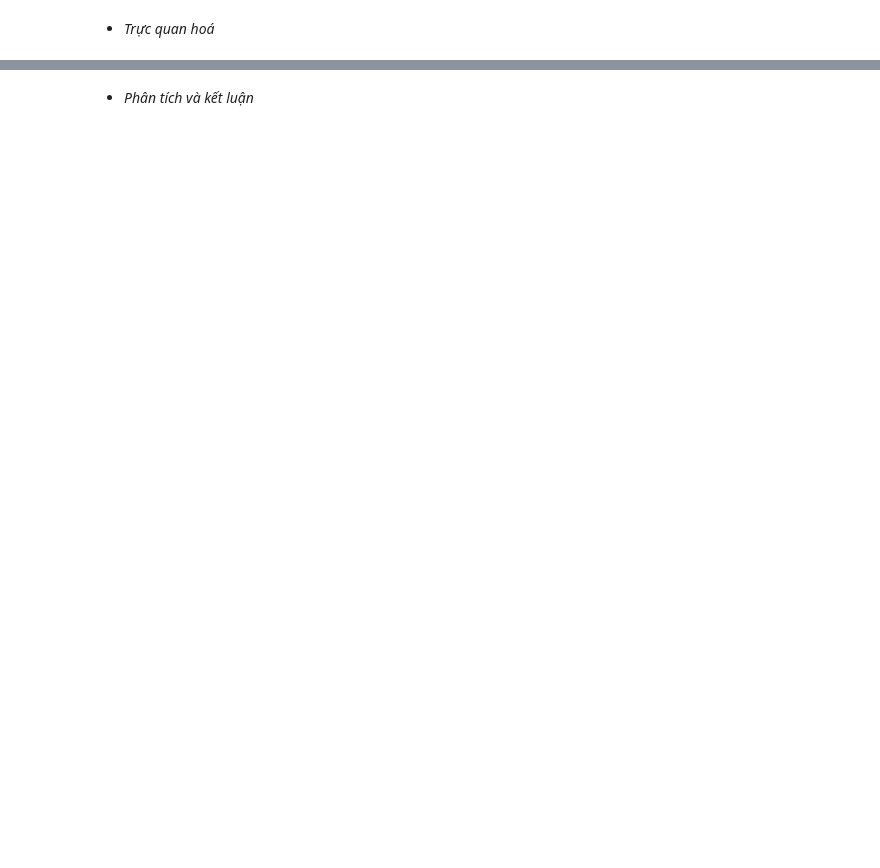
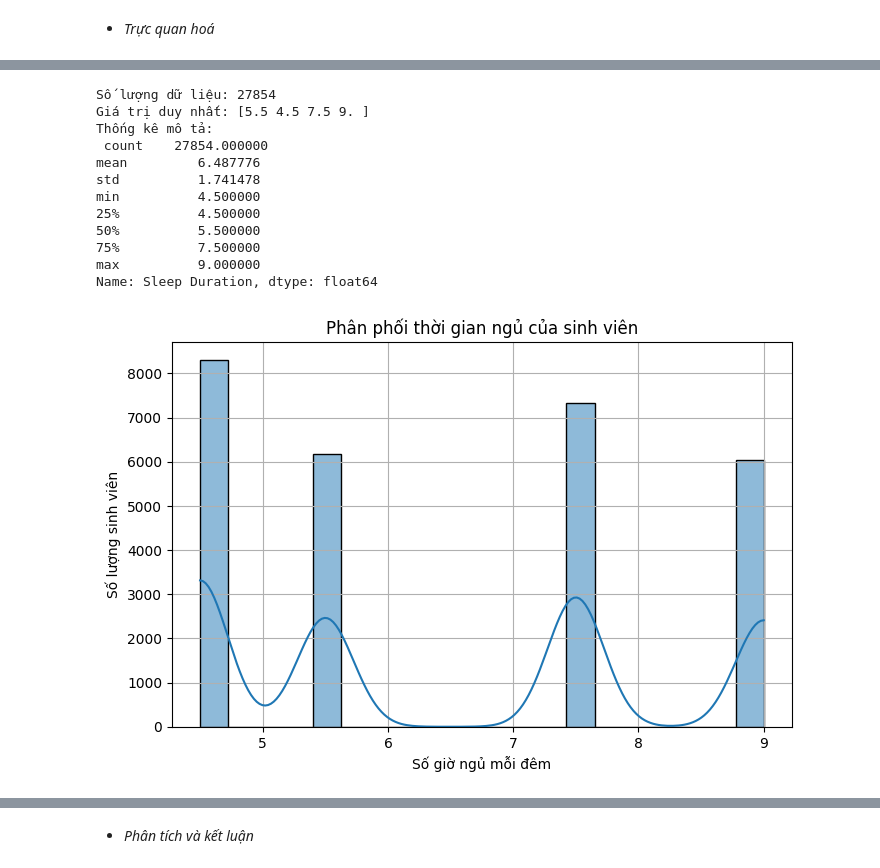
Before and after one commit to Dzivilord/Data_Insight_AI, a Jupyter notebook: src/ExploringData/Visualization_data.ipynb, the cells around one changed output, grey strips where cells are left out. Cells and saved outputs as stored; diff of their text form; code cells hidden in the pictures; blank space fills up the shorter version.

```diff
--- a/src/ExploringData/Visualization_data.ipynb
+++ b/src/ExploringData/Visualization_data.ipynb
@@ -135,2 +177,42 @@ Xác thực vấn
+# %%
+# Loại bỏ các giá trị không xác định
+sleep_analyze_df = data[data['Sleep Duration'] != 'Others'].copy()
+
+# Mapping sleep duration từ dạng phân loại sang giá trị số trung bình
+sleep_map = {
+    "'Less than 5 hours'": 4.5,
+    "'5-6 hours'": 5.5,
+    "'7-8 hours'": 7.5,
+    "'More than 8 hours'": 9
+}
+
+sleep_analyze_df['Sleep Duration'] = sleep_analyze_df['Sleep Duration'].map(sleep_map)
 # %%
 ##Vẽ
+
+# Kiểm tra dữ liệu trước khi vẽ
+print("Số lượng dữ liệu:", len(sleep_analyze_df))
+print("Giá trị duy nhất:", sleep_analyze_df['Sleep Duration'].unique())
+print("Thống kê mô tả:\n", sleep_analyze_df['Sleep Duration'].describe())
+
+plt.figure(figsize=(8,5))
+sns.histplot(sleep_analyze_df['Sleep Duration'], kde=True, bins=20)
+plt.title("Phân phối thời gian ngủ của sinh viên")
+plt.xlabel("Số giờ ngủ mỗi đêm")
+plt.ylabel("Số lượng sinh viên")
+plt.grid(True)
+plt.show()
+# %% [output]
+Số lượng dữ liệu: 27854
+Giá trị duy nhất: [5.5 4.5 7.5 9. ]
+Thống kê mô tả:
+ count    27854.000000
+mean         6.487776
+std          1.741478
+min          4.500000
+25%          4.500000
+50%          5.500000
+75%          7.500000
+max          9.000000
+Name: Sleep Duration, dtype: float64
+[figure, added]
```
Also changed, not shown: parts of 14 cells of this notebook, 1 other file.
